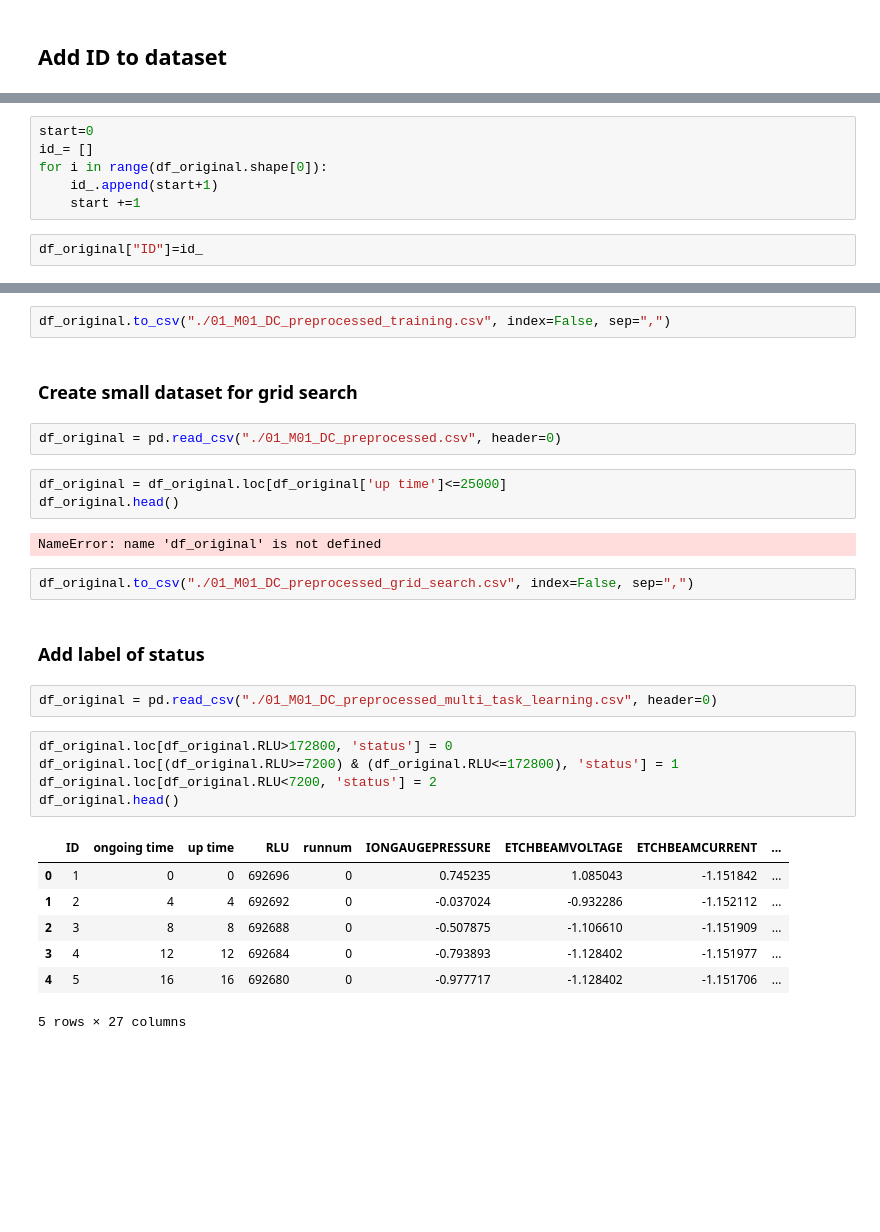
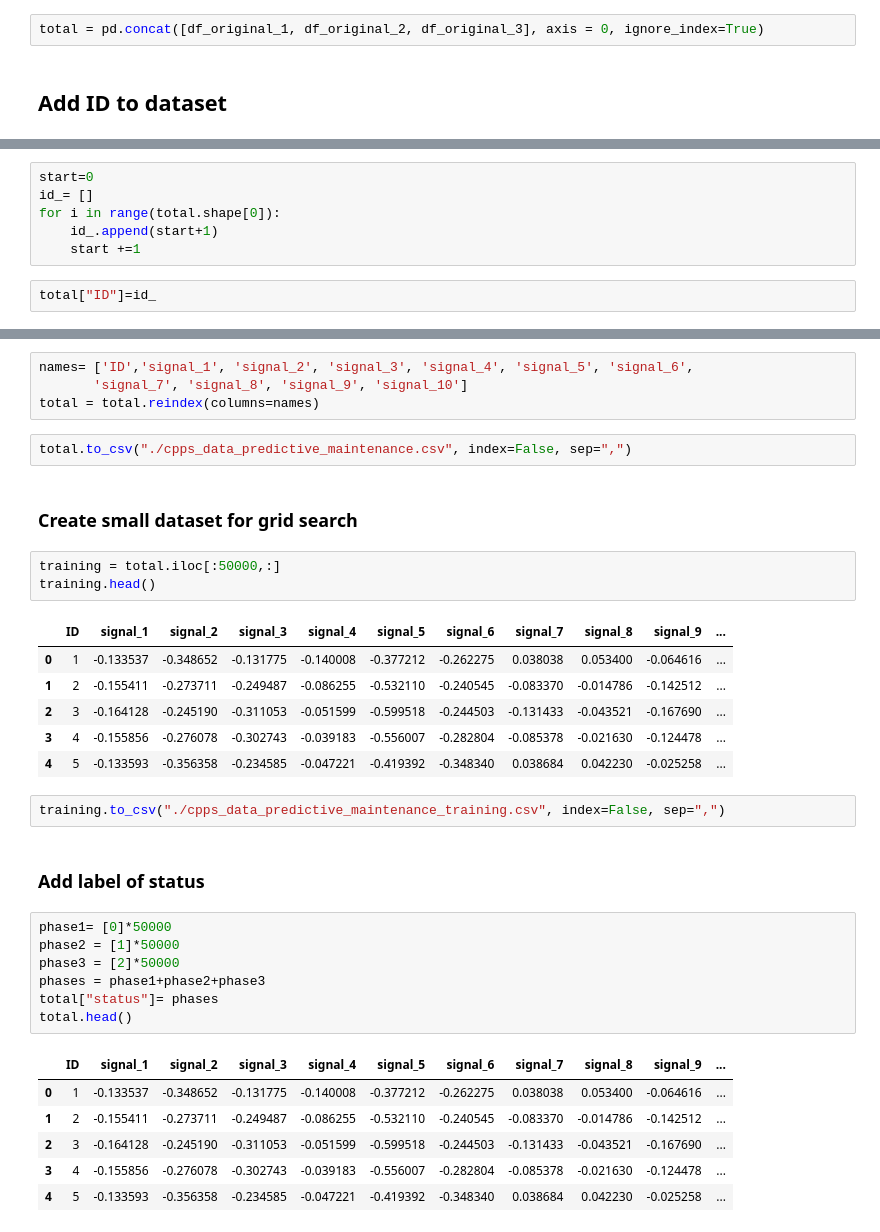
Before and after one commit to carlov93/predictive_maintenance, a Jupyter notebook: data/cpps_data/data_preperation.ipynb, the cells around one changed output, grey strips where cells are left out. Saved outputs shown, nothing was run; the diff lists cells and outputs as text; blank space fills up the shorter version.

```diff
--- a/data/cpps_data/data_preperation.ipynb
+++ b/data/cpps_data/data_preperation.ipynb
@@ -16,2 +15,4 @@ df_original.head()
+# %%
+total = pd.concat([df_original_1, df_original_2, df_original_3], axis = 0, ignore_index=True)
 # %% [markdown]
 ## Add ID to dataset
@@ -20,9 +19,9 @@ df_original = pd.read_csv("./01_M01_DC_preprocessed_training.csv", header=0)
 # %%
 start=0
 id_= []
-for i in range(df_original.shape[0]):
+for i in range(total.shape[0]):
     id_.append(start+1)
     start +=1
 # %%
-df_original["ID"]=id_
+total["ID"]=id_
 # %%
@@ -52,31 +33,37 @@ df_original = df_original.reindex(columns=names)
+# %%
+names= ['ID','signal_1', 'signal_2', 'signal_3', 'signal_4', 'signal_5', 'signal_6',
+       'signal_7', 'signal_8', 'signal_9', 'signal_10']
+total = total.reindex(columns=names)
 # %%
-df_original.to_csv("./01_M01_DC_preprocessed_training.csv", index=False, sep=",")
+total.to_csv("./cpps_data_predictive_maintenance.csv", index=False, sep=",")
 # %% [markdown]
 ### Create small dataset for grid search
-# %%
-df_original = pd.read_csv("./01_M01_DC_preprocessed.csv", header=0)
-# %%
-df_original = df_original.loc[df_original['up time']<=25000]
-df_original.head()
-# %% [output]
-NameError: name 'df_original' is not defined
+# %%
+training = total.iloc[:50000,:]
+training.head()
+# %% [output]
+|  | ID | signal_1 | signal_2 | signal_3 | signal_4 | signal_5 | signal_6 | signal_7 | signal_8 | signal_9 | ... |
+| 0 | 1 | -0.133537 | -0.348652 | -0.131775 | -0.140008 | -0.377212 | -0.262275 | 0.038038 | 0.053400 | -0.064616 | ... |
+| 1 | 2 | -0.155411 | -0.273711 | -0.249487 | -0.086255 | -0.532110 | -0.240545 | -0.083370 | -0.014786 | -0.142512 | ... |
+| 2 | 3 | -0.164128 | -0.245190 | -0.311053 | -0.051599 | -0.599518 | -0.244503 | -0.131433 | -0.043521 | -0.167690 | ... |
+| 3 | 4 | -0.155856 | -0.276078 | -0.302743 | -0.039183 | -0.556007 | -0.282804 | -0.085378 | -0.021630 | -0.124478 | ... |
+| 4 | 5 | -0.133593 | -0.356358 | -0.234585 | -0.047221 | -0.419392 | -0.348340 | 0.038684 | 0.042230 | -0.025258 | ... |
 # %%
-df_original.to_csv("./01_M01_DC_preprocessed_grid_search.csv", index=False, sep=",")
+training.to_csv("./cpps_data_predictive_maintenance_training.csv", index=False, sep=",")
 # %% [markdown]
 ### Add label of status
-# %%
-df_original = pd.read_csv("./01_M01_DC_preprocessed_multi_task_learning.csv", header=0)
-# %%
-df_original.loc[df_original.RLU>172800, 'status'] = 0
-df_original.loc[(df_original.RLU>=7200) & (df_original.RLU<=172800), 'status'] = 1
-df_original.loc[df_original.RLU<7200, 'status'] = 2
-df_original.head()
-# %% [output]
-|  | ID | ongoing time | up time | RLU | runnum | IONGAUGEPRESSURE | ETCHBEAMVOLTAGE | ETCHBEAMCURRENT | ... |
-| 0 | 1 | 0 | 0 | 692696 | 0 | 0.745235 | 1.085043 | -1.151842 | ... |
-| 1 | 2 | 4 | 4 | 692692 | 0 | -0.037024 | -0.932286 | -1.152112 | ... |
-| 2 | 3 | 8 | 8 | 692688 | 0 | -0.507875 | -1.106610 | -1.151909 | ... |
-| 3 | 4 | 12 | 12 | 692684 | 0 | -0.793893 | -1.128402 | -1.151977 | ... |
-| 4 | 5 | 16 | 16 | 692680 | 0 | -0.977717 | -1.128402 | -1.151706 | ... |
-5 rows × 27 columns
+# %%
+phase1= [0]*50000
+phase2 = [1]*50000
+phase3 = [2]*50000
+phases = phase1+phase2+phase3
+total["status"]= phases
+total.head()
+# %% [output]
+|  | ID | signal_1 | signal_2 | signal_3 | signal_4 | signal_5 | signal_6 | signal_7 | signal_8 | signal_9 | ... |
+| 0 | 1 | -0.133537 | -0.348652 | -0.131775 | -0.140008 | -0.377212 | -0.262275 | 0.038038 | 0.053400 | -0.064616 | ... |
+| 1 | 2 | -0.155411 | -0.273711 | -0.249487 | -0.086255 | -0.532110 | -0.240545 | -0.083370 | -0.014786 | -0.142512 | ... |
+| 2 | 3 | -0.164128 | -0.245190 | -0.311053 | -0.051599 | -0.599518 | -0.244503 | -0.131433 | -0.043521 | -0.167690 | ... |
+| 3 | 4 | -0.155856 | -0.276078 | -0.302743 | -0.039183 | -0.556007 | -0.282804 | -0.085378 | -0.021630 | -0.124478 | ... |
+| 4 | 5 | -0.133593 | -0.356358 | -0.234585 | -0.047221 | -0.419392 | -0.348340 | 0.038684 | 0.042230 | -0.025258 | ... |
 # %%
```
Also changed, not shown: parts of 36 cells of this notebook, 24 other files.
